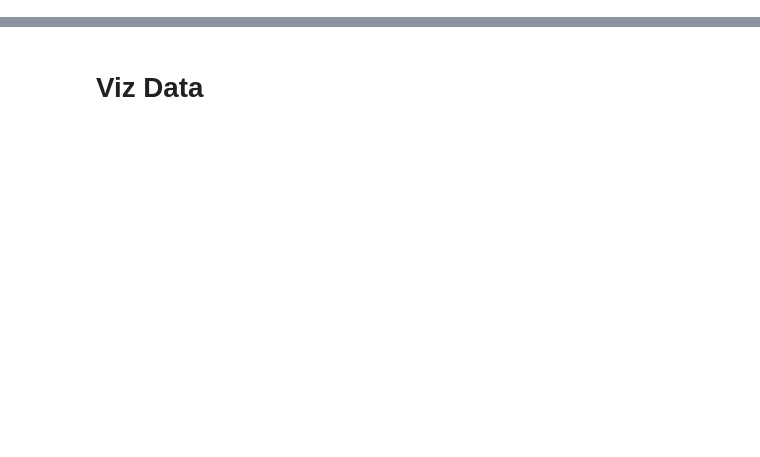
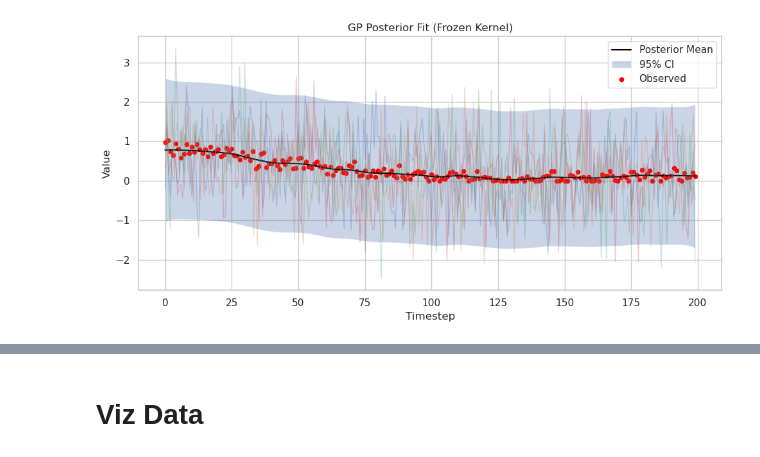
Before and after one commit to views-platform/views-models, a Jupyter notebook: models/purple_alien/notebooks/gp_experiements/gp_test03.ipynb, the cells around one changed output, grey strips where cells are left out. Saved outputs shown, nothing was run; the diff lists cells and outputs as text; code cells hidden in the pictures; blank space fills up the shorter version.

```diff
--- a/models/purple_alien/notebooks/gp_experiements/gp_test03.ipynb
+++ b/models/purple_alien/notebooks/gp_experiements/gp_test03.ipynb
@@ -26,0 +146,4 @@ import gp_plotting as gpplt
+# %%
+
+# Initialize likelihood
+likelihood = GaussianLikelihood()
@@ -26,0 +185,25 @@ import gp_plotting as gpplt
+# %%
+# Assume you already have a trained model
+frozen_kernel = model.covar_module  # reuse learned kernel
+
+# === Pick a new time series (unseen during training) ===
+ts_id = np.random.choice(df.series_id.unique(), 1)[0]
+ts_df_infer = df[df.series_id == ts_id].copy()
+
+# Slice (e.g. first 200 timesteps)
+ts_df_infer = ts_df_infer.iloc[:200]
+
+x_infer = torch.tensor(ts_df_infer["timestep"].values, dtype=torch.float32).unsqueeze(-1)
+y_infer = torch.tensor(ts_df_infer["value"].values, dtype=torch.float32)
+
+# === Build predictor ===
+predictor = FrozenKernelPredictor(kernel=frozen_kernel)
+predictor.infer(x_infer, y_infer)
+
+# === Create x_grid to plot over full range ===
+x_plot = torch.linspace(x_infer.min(), x_infer.max(), 300).unsqueeze(-1)
+
+# === Diagnostic plot ===
+predictor.plot_fit(x_plot, show_samples=True, num_samples=4)
+# %% [output]
+[figure, added]
```
Also changed, not shown: parts of 69 cells of this notebook, 10 other files.
